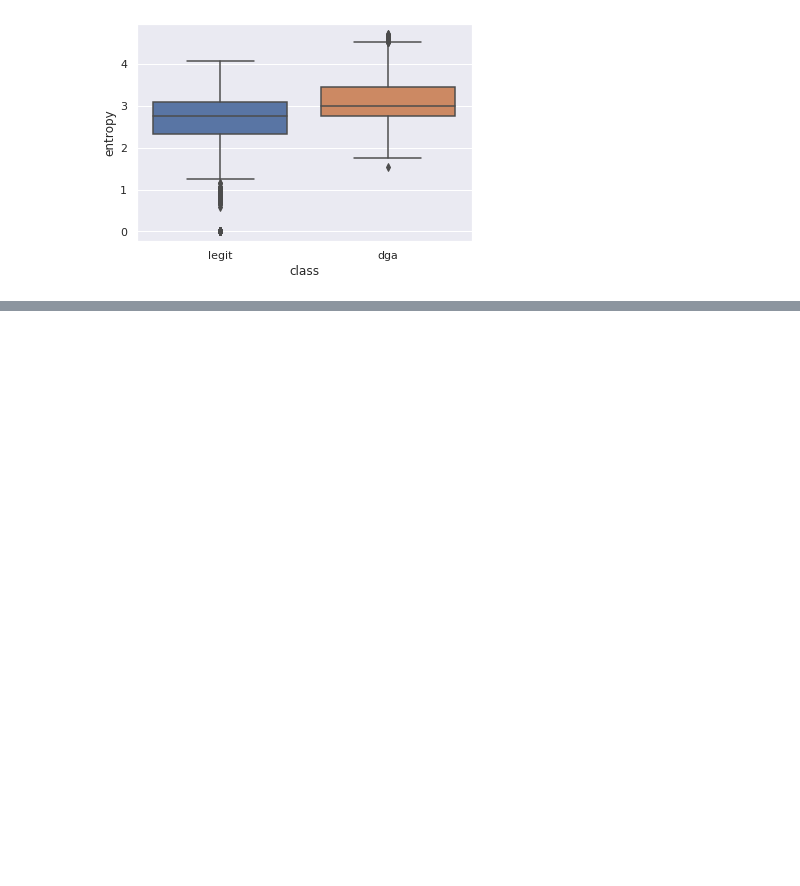
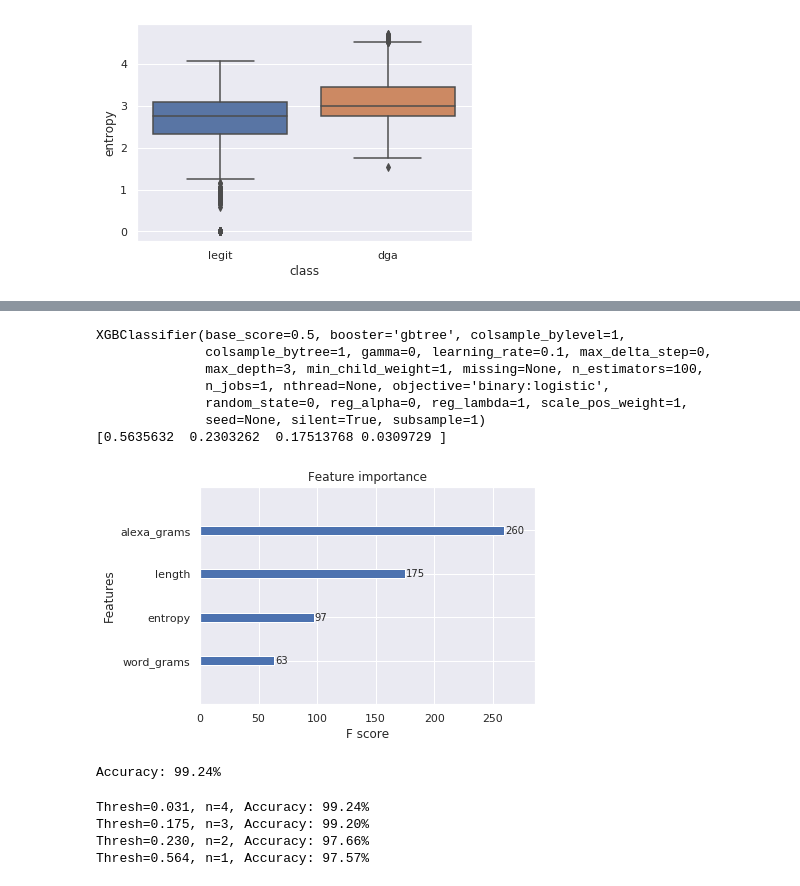
Before and after one commit to sandeepnavale/DataScience, a Jupyter notebook: DGA_XGBoost.ipynb, the cells around one changed output, grey strips where cells are left out. Drawn from its saved outputs; the diff is of its cells as text; code cells hidden in the pictures; blank space fills up the shorter version.

Commit message:
Added Feature Selection for XGBoost

```diff
--- a/DGA_XGBoost.ipynb
+++ b/DGA_XGBoost.ipynb
@@ -144,0 +158,71 @@ Accuracy: 97.68%
+# %%
+
+alexa_vc = sklearn.feature_extraction.text.CountVectorizer(analyzer='char', ngram_range=(3,5), min_df=1e-4, max_df=1.0)
+counts_matrix = alexa_vc.fit_transform(alexa_dataframe['domain'])
+alexa_counts = np.log10(counts_matrix.sum(axis=0).getA1())
+ngrams_list = alexa_vc.get_feature_names()
+# %%
+word_dataframe = pd.read_csv('data/words.txt', names=['word'], header=None, dtype={'word': np.str}, encoding='utf-8')
+
+word_dataframe = word_dataframe[word_dataframe['word'].map(lambda x: str(x).isalpha())]
+word_dataframe = word_dataframe.applymap(lambda x: str(x).strip().lower())
+word_dataframe = word_dataframe.dropna()
+word_dataframe = word_dataframe.drop_duplicates()
+# word_dataframe.head(10)
+# %%
+dict_vc = sklearn.feature_extraction.text.CountVectorizer(analyzer='char', ngram_range=(3,5), min_df=1e-5, max_df=1.0)
+counts_matrix = dict_vc.fit_transform(word_dataframe['word'])
+dict_counts = np.log10(counts_matrix.sum(axis=0).getA1())
+ngrams_list = dict_vc.get_feature_names()
+# %%
+all_domains['alexa_grams']= alexa_counts * alexa_vc.transform(all_domains['domain']).T
+all_domains['word_grams']= dict_counts * dict_vc.transform(all_domains['domain']).T
+# %%
+X = all_domains[['length', 'entropy','alexa_grams','word_grams']]
+# Y = all_domains[['class']]
+Y = np.array(all_domains['class'].tolist())
+X_train, X_test, y_train, y_test = train_test_split(X, Y, test_size=0.33, random_state=7)
+
+model = XGBClassifier()
+model.fit(X_train, y_train)
+print(model)
+print(model.feature_importances_)
+
+ax = plot_importance(model)
+fig = ax.figure
+plt.show(fig)
+# %% [output]
+XGBClassifier(base_score=0.5, booster='gbtree', colsample_bylevel=1,
+              colsample_bytree=1, gamma=0, learning_rate=0.1, max_delta_step=0,
+              max_depth=3, min_child_weight=1, missing=None, n_estimators=100,
+              n_jobs=1, nthread=None, objective='binary:logistic',
+              random_state=0, reg_alpha=0, reg_lambda=1, scale_pos_weight=1,
+              seed=None, silent=True, subsample=1)
+[0.5635632  0.2303262  0.17513768 0.0309729 ]
+[figure, added]
+# %%
+y_pred = model.predict(X_test)
+accuracy = accuracy_score(y_test, y_pred)
+
+print("Accuracy: %.2f%%" % (accuracy * 100.0))
+# %% [output]
+Accuracy: 99.24%
+# %%
+thresholds = sort(model.feature_importances_)
+for thresh in thresholds:
+    # select features using threshold
+    selection = SelectFromModel(model, threshold=thresh, prefit=True)
+    select_X_train = selection.transform(X_train)
+    # train model
+    selection_model = XGBClassifier()
+    selection_model.fit(select_X_train, y_train)
+    # eval model
+    select_X_test = selection.transform(X_test)
+    y_pred = selection_model.predict(select_X_test)
+    accuracy = accuracy_score(y_test, y_pred)
+    print("Thresh=%.3f, n=%d, Accuracy: %.2f%%" % (thresh, select_X_train.shape[1], accuracy*100.0))
+# %% [output]
+Thresh=0.031, n=4, Accuracy: 99.24%
+Thresh=0.175, n=3, Accuracy: 99.20%
+Thresh=0.230, n=2, Accuracy: 97.66%
+Thresh=0.564, n=1, Accuracy: 97.57%
```
Also changed, not shown: parts of 7 cells of this notebook.
